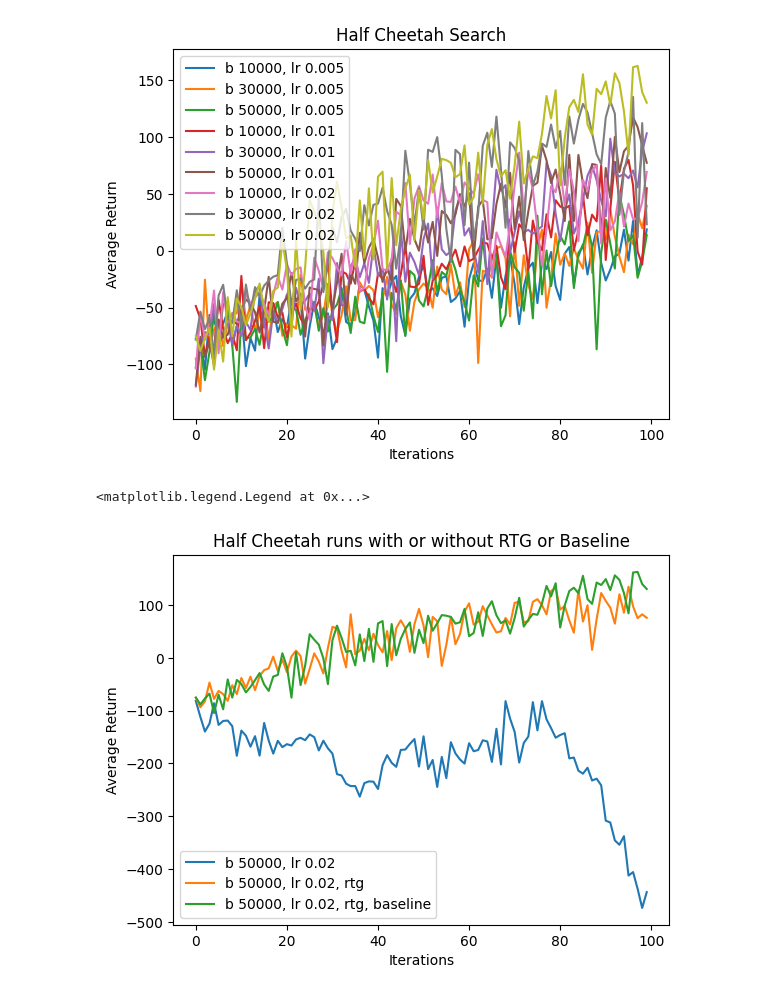
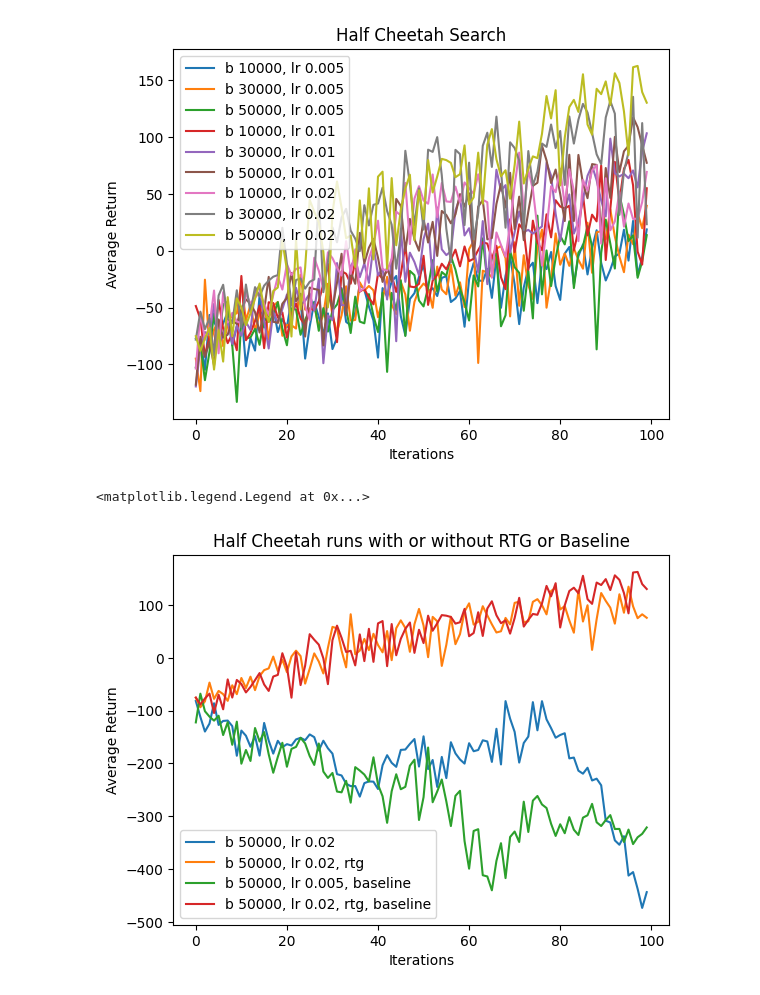
Before and after one commit to 0neDividedbyZer0/homework_fall2022, a Jupyter notebook: hw2/cs285/scripts/Plotting.ipynb, the cells around one changed output. Cells and saved outputs as stored; diff of their text form; code cells hidden in the pictures.

```diff
--- a/hw2/cs285/scripts/Plotting.ipynb
+++ b/hw2/cs285/scripts/Plotting.ipynb
@@ -159,28 +159,28 @@ plt.legend()
 # %%
 logdir = '../../data/q2_pg_q4_b50000_r0.02_HalfCheetah-v4_21-09-2022_19-08-28/events*'
 eventfile = glob.glob(logdir)[0]
 i, _, b50000r0_02, _ = get_section_results(eventfile)
 
 logdir = '../../data/q2_pg_q4_b50000_r0.02_rtg_HalfCheetah-v4_21-09-2022_20-49-02/events*'
 eventfile = glob.glob(logdir)[0]
 i, _, b50000r0_02_rtg, _ = get_section_results(eventfile)
 
 logdir = '../../data/q2_pg_q4_b50000_r0.02_nn_baseline_HalfCheetah-v4_21-09-2022_22-33-36/events*'
 eventfile = glob.glob(logdir)[0]
-i, _, b50000lr0_005, _ = get_section_results(eventfile)
+i, _, b50000r0_02_nnbaseline, _ = get_section_results(eventfile)
 
 logdir = '../../data/q2_pg_q4_b50000_r0.02_rtg_nnbaseline_HalfCheetah-v4_21-09-2022_16-58-03/events*'
 eventfile = glob.glob(logdir)[0]
 i, _, b10000r0_02_rtg_nnbaseline, _ = get_section_results(eventfile)
 
 plt.plot(i, b50000r0_02, label='b 50000, lr 0.02')
 plt.plot(i, b50000r0_02_rtg, label='b 50000, lr 0.02, rtg')
-#plt.plot(i, b50000lr0_005, label='b 50000, lr 0.005')
+plt.plot(i, b50000r0_02_nnbaseline, label='b 50000, lr 0.005, baseline')
 plt.plot(i, b10000r0_02_rtg_nnbaseline, label='b 50000, lr 0.02, rtg, baseline')
 plt.title("Half Cheetah runs with or without RTG or Baseline")
 plt.xlabel("Iterations")
 plt.ylabel("Average Return")
 plt.legend()
 # %% [output]
 <matplotlib.legend.Legend at 0x...>
-[figure, old version]
+[figure, new version]
```
